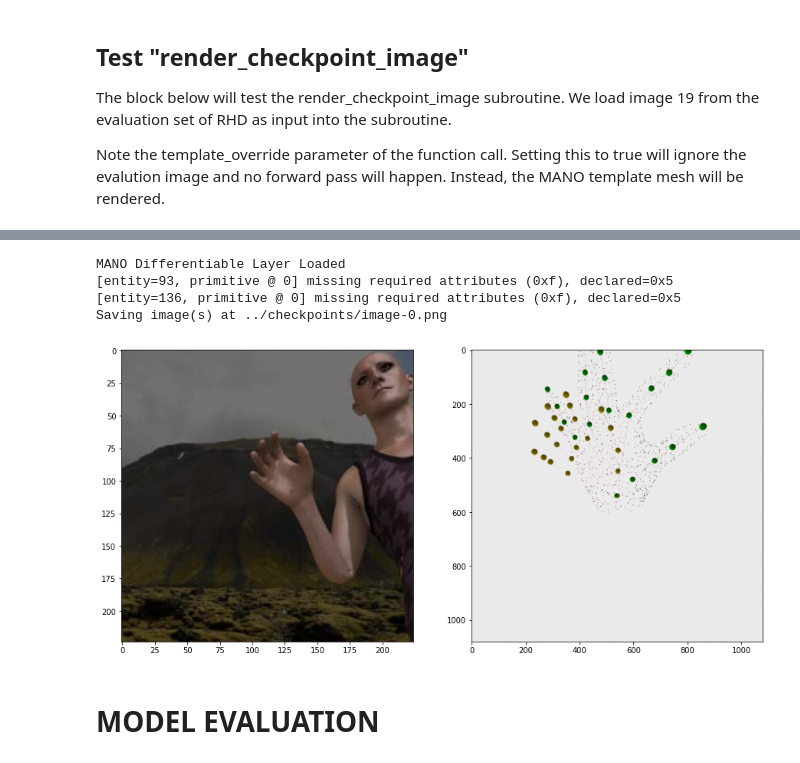
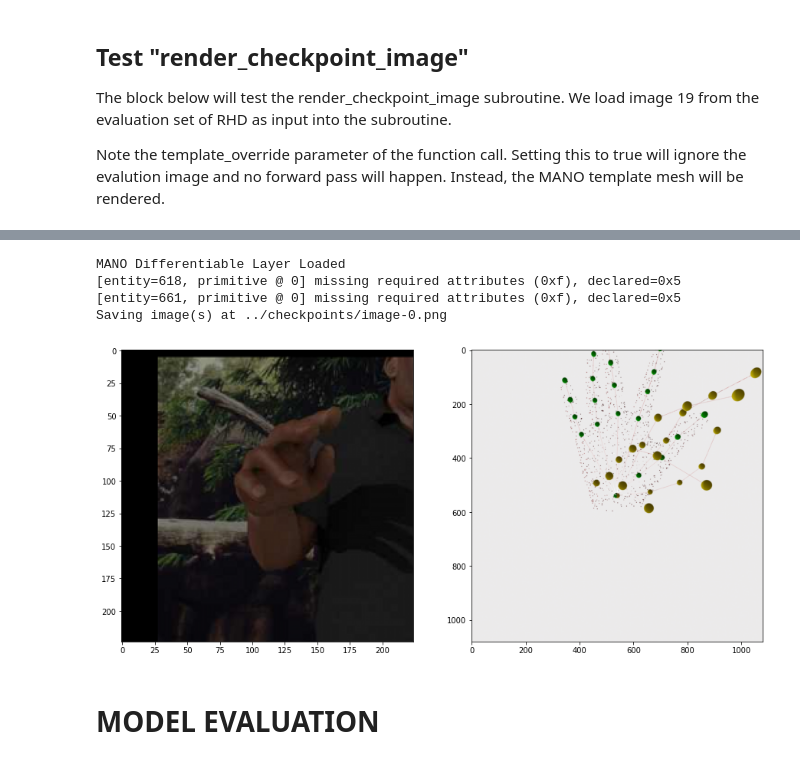
Before and after one commit to BluBloos/3D-Hand-Tracking, a Jupyter notebook: src/HandTracking.ipynb, the cells around one changed output, grey strips where cells are left out. Drawn from its saved outputs; the diff is of its cells as text; code cells hidden in the pictures.

Commit message:
RHD image centering

```diff
--- a/src/HandTracking.ipynb
+++ b/src/HandTracking.ipynb
@@ -97,7 +97,7 @@ def download_image(path):
       _image = rgb2gray(_image / 255)
   else:
       _image = _image / 255
-  _image = resize(_image, IMAGE_SIZE)
+  #_image = resize(_image, IMAGE_SIZE)
   return _image
 
 # TODO(Noah): Reimplement the code that sets up SH_RHD.
@@ -352,14 +352,36 @@ The block below will test the render_checkpoint_image subroutine. We load image
 
 Note the template_override parameter of the function call. Setting this to true will ignore the evalution image and no forward pass will happen. Instead, the MANO template mesh will be rendered.
 # %%
+IMG = 46
 # Run the model on image 19 of the evaluation images.
-eval_image = download_image(os.path.join(gcs_path, "training", "color", "00026.png"))
+eval_image = download_image(os.path.join(gcs_path, "training", "color", "{:05d}.png".format(IMG)))
 eval_image = eval_image.astype('float32')
 
-annot_3D = y_train[26]
+annot_3D = y_train[IMG]
 # Put the hand in the center (but only subtract in the xy dimensions). Keep the depth.
 annot_3D -= np.array([annot_3D[0][0], annot_3D[0][1], 0.0], dtype=np.float32)
+annot_2D = y2_train[IMG]
+annot_K = k_train[IMG]
 
-annot = (y2_train[26], annot_3D, k_train[26])
+# Now we adjust the eval_image to be transformed so that the hand_root is at the center.
+pixel_trans = np.array([160,160]) - annot_2D[0]
+x_shift = int(pixel_trans[0])
+y_shift = int(pixel_trans[1])
+eval_image = np.roll(eval_image, (y_shift, x_shift), axis=(0,1) )
+
+# black out the regions we do not care about
+if y_shift > 0:
+    eval_image = cv2.rectangle(eval_image, (0, 0), (320, y_shift), 0, -1)
+else:
+    eval_image = cv2.rectangle(eval_image, (0, 320 + y_shift), (320, 320), 0, -1)
+
+if x_shift > 0:
+    eval_image = cv2.rectangle(eval_image, (0, 0), (x_shift, 320), 0, -1)
+else:
+    eval_image = cv2.rectangle(eval_image, (320 + x_shift, 0), (320, 320), 0, -1)
+
+eval_image = resize(eval_image, IMAGE_SIZE)
+
+annot = (annot_2D, annot_3D, annot_K)
 render_checkpoint_image(checkpoint_path, 0, model, eval_image, annot, template_override=False)
 # %% [output]
@@ -367,8 +389,8 @@ WARNING - 2022-04-25 10:32:41,230 - image - Clipping input data to the valid ran
 MANO Differentiable Layer Loaded
-[entity=93, primitive @ 0] missing required attributes (0xf), declared=0x5
-[entity=136, primitive @ 0] missing required attributes (0xf), declared=0x5
+[entity=618, primitive @ 0] missing required attributes (0xf), declared=0x5
+[entity=661, primitive @ 0] missing required attributes (0xf), declared=0x5
 Saving image(s) at ../checkpoints/image-0.png
-[figure, old version]
+[figure, new version]
 # %% [markdown]
 # MODEL EVALUATION
 # %%
```
Also changed, not shown: parts of 3 cells of this notebook.
